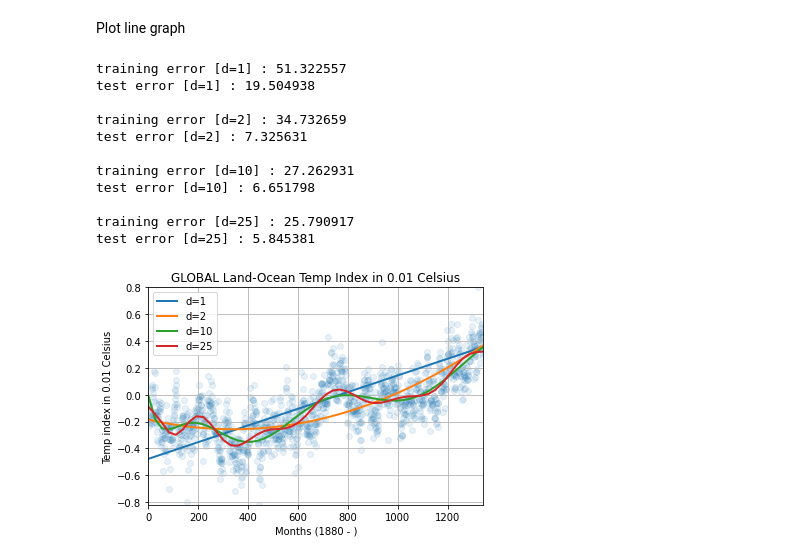
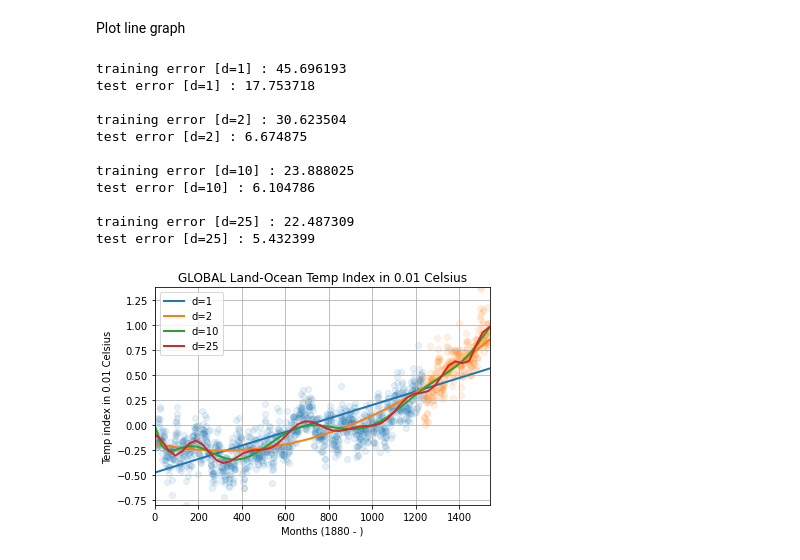
Before and after one commit to kristinacovington/Colab, a Jupyter notebook: Python Machine Learning.ipynb, the cells around one changed output. Saved outputs shown, nothing was run; the diff lists cells and outputs as text; code cells hidden in the pictures.

```diff
--- a/Python Machine Learning.ipynb
+++ b/Python Machine Learning.ipynb
@@ -211,6 +211,7 @@ GLOBAL Land-Ocean Temperature Index in 0.01 degrees Celsius   base period: 1951-
 # let's exclude the headers and only grab the monthly means
 data = np.genfromtxt(
     "https://data.giss.nasa.gov/gistemp/tabledata_v4/GLB.Ts+dSST.csv",
-                     delimiter=',',skip_header=2, usecols = range(0,12))
+                     delimiter=',',skip_header=2, usecols = range(1,12))
+data = data[:-1]
 data
 # %% [output]
@@ -264,32 +259,33 @@ def error(f, x, y):
 Plot line graph
 # %%
 plt.scatter(X_train,y_train,alpha=0.1)
+plt.scatter(X_test,y_test,alpha=0.1)
 for i in [1,2,10,25]:
   # training with least squares polynomial fit
   fp1, residuals, rank, sv, rcond = np.polyfit(x, y, i, full=True)
   f1 = np.poly1d(fp1) # this is our model
   print("training error [d=%i] : %f " % (i,error(f1, X_train, y_train)))
   print("test error [d=%i] : %f \n" % (i,error(f1, X_test, y_test)))
-  fx = np.linspace(0,X_train[-1]) # generate X-values for plotting
+  fx = np.linspace(0,X_test[-1]) # generate X-values for plotting
   line, = plt.plot(fx, f1(fx), linewidth=2)
   line.set_label("d=%i" % i)
 plt.legend()
 plt.title("GLOBAL Land-Ocean Temp Index in 0.01 Celsius")
 plt.xlabel("Months (1880 - )")
 plt.ylabel("Temp index in 0.01 Celsius")
 plt.autoscale(tight=True)
 plt.grid()
 plt.show()
 # %% [output]
-training error [d=1] : 51.322557
-test error [d=1] : 19.504938
+training error [d=1] : 45.696193
+test error [d=1] : 17.753718
 
-training error [d=2] : 34.732659
-test error [d=2] : 7.325631
+training error [d=2] : 30.623504
+test error [d=2] : 6.674875
 
-training error [d=10] : 27.262931
-test error [d=10] : 6.651798
+training error [d=10] : 23.888025
+test error [d=10] : 6.104786
 
-training error [d=25] : 25.790917
-test error [d=25] : 5.845381
+training error [d=25] : 22.487309
+test error [d=25] : 5.432399
-[figure, old version]
+[figure, new version]
```
Also changed, not shown: parts of 2 cells of this notebook.
